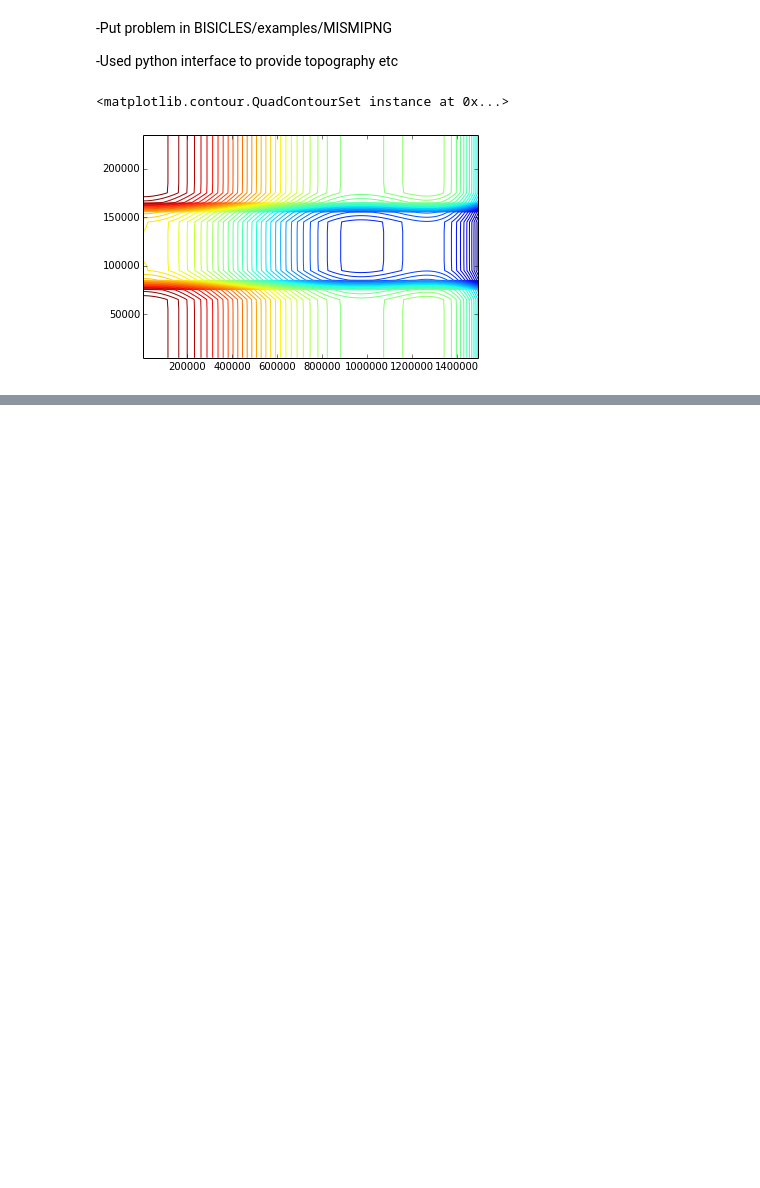
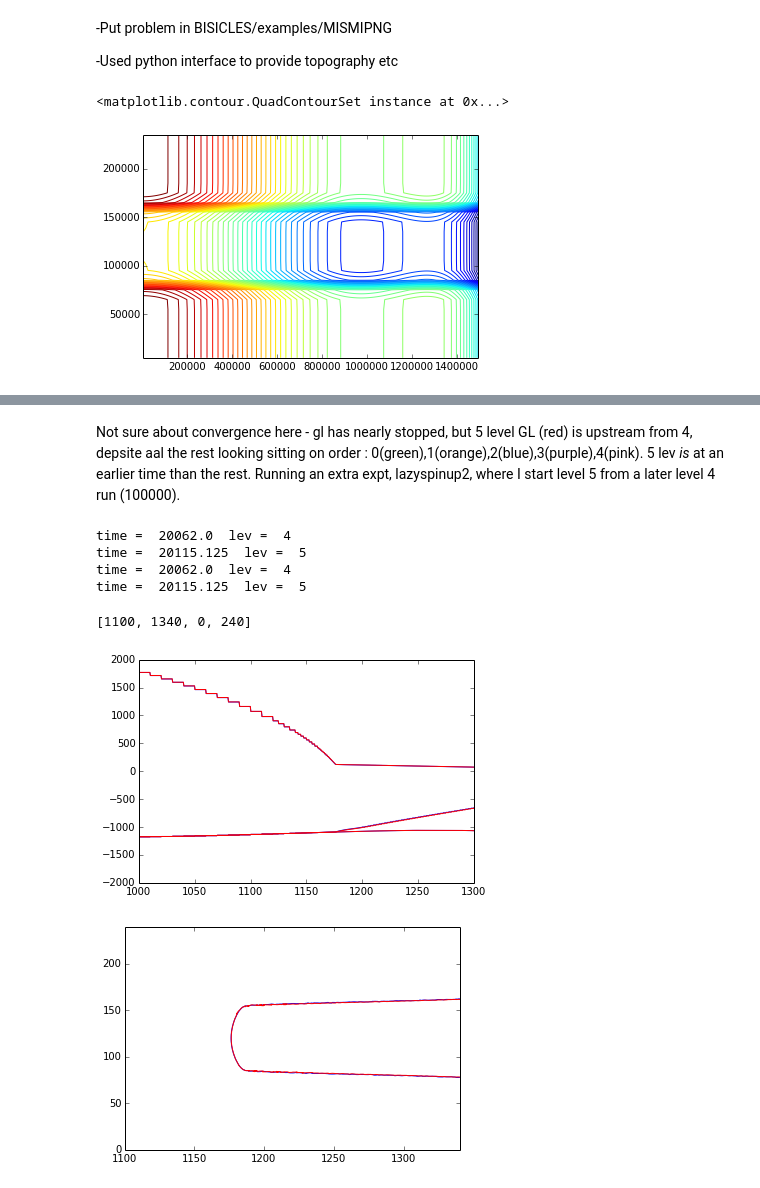
Before and after one commit to ggslc/labnotetest, a Jupyter notebook: initial_mismip_ng.ipynb, the cells around one changed output, grey strips where cells are left out. Drawn from its saved outputs; the diff is of its cells as text; code cells hidden in the pictures; blank space fills up the shorter version.

```diff
--- a/initial_mismip_ng.ipynb
+++ b/initial_mismip_ng.ipynb
@@ -108,0 +210,31 @@ def friction(x,y,t,thck,topg):
+# %% [markdown]
+Not sure about convergence here - gl has nearly stopped, but 5 level GL (red) is upstream from 4, depsite aal the rest looking sitting on order : 0(green),1(orange),2(blue),3(purple),4(pink). 5 lev _is_ at an earlier time than the rest. Running an extra expt, lazyspinup2, where I start level 5 from a later level 4 run (100000).
+# %%
+f = plt.figure()
+scale = 1.0e+3
+
+lev=4
+addfl(f,'data/MISMIPNG/lazyspinup/plot.ghgChannel.l1l2.4lev.Chombo.100000.2d.hdf5',lev,scale,'blue')
+
+lev=5
+addfl(f,'data/MISMIPNG/lazyspinup2/plot.ghgChannel.l1l2.5lev.Chombo.101700.2d.hdf5',lev,scale,'red')
+
+plt.axis([1000,1300,-2000,2000])
+
+f = plt.figure()
+
+lev=4
+addgl(f,'data/MISMIPNG/lazyspinup/plot.ghgChannel.l1l2.4lev.Chombo.100000.2d.hdf5',lev,scale,'blue')
+
+lev=5
+addgl(f,'data/MISMIPNG/lazyspinup2/plot.ghgChannel.l1l2.5lev.Chombo.101700.2d.hdf5',lev,scale,'red')
+
+plt.axis([1100,1340,0,240])
+# %% [output]
+time =  20062.0  lev =  4
+time =  20115.125  lev =  5
+time =  20062.0  lev =  4
+time =  20115.125  lev =  5
+[1100, 1340, 0, 240]
+[figure, added]
+[figure, added]
```
Also changed, not shown: parts of 10 cells of this notebook.
